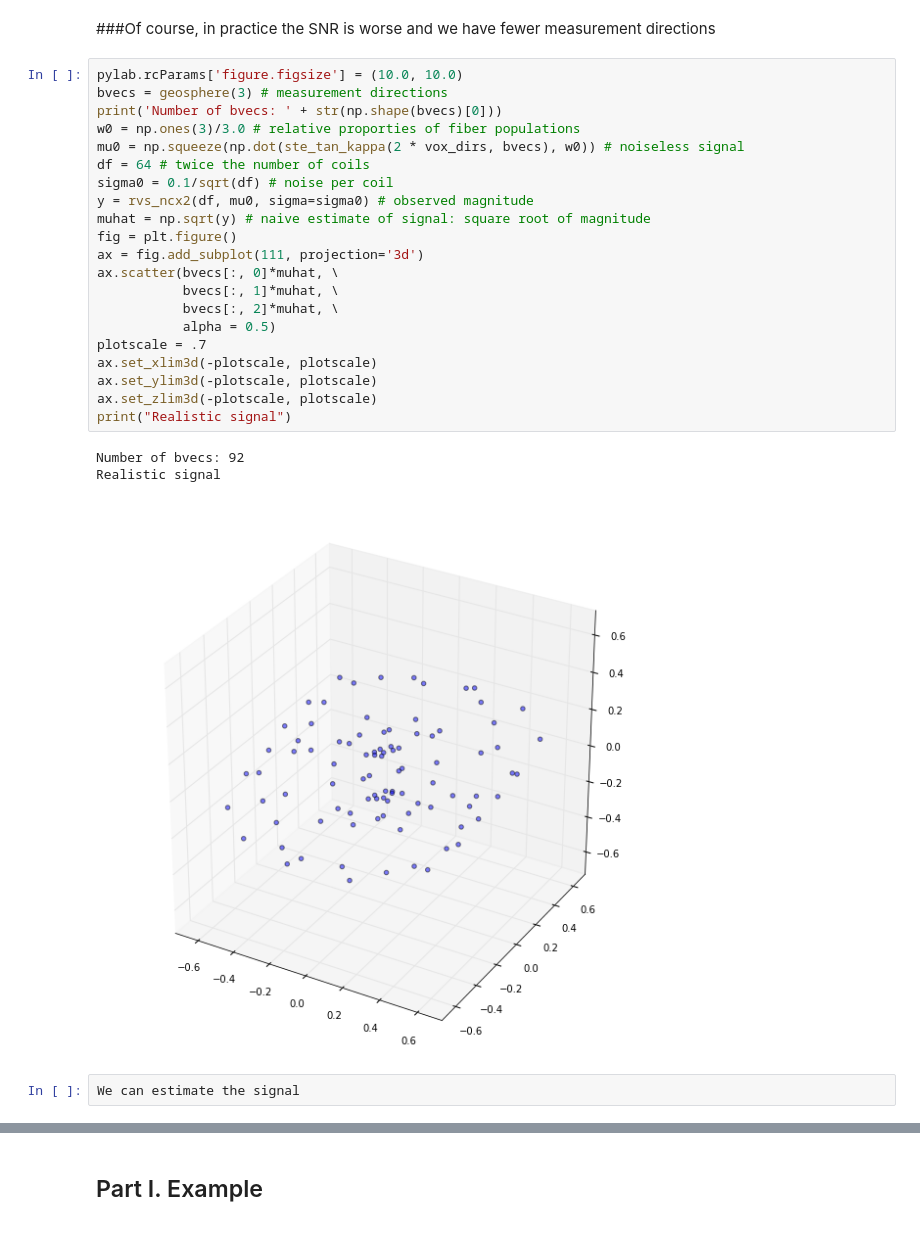
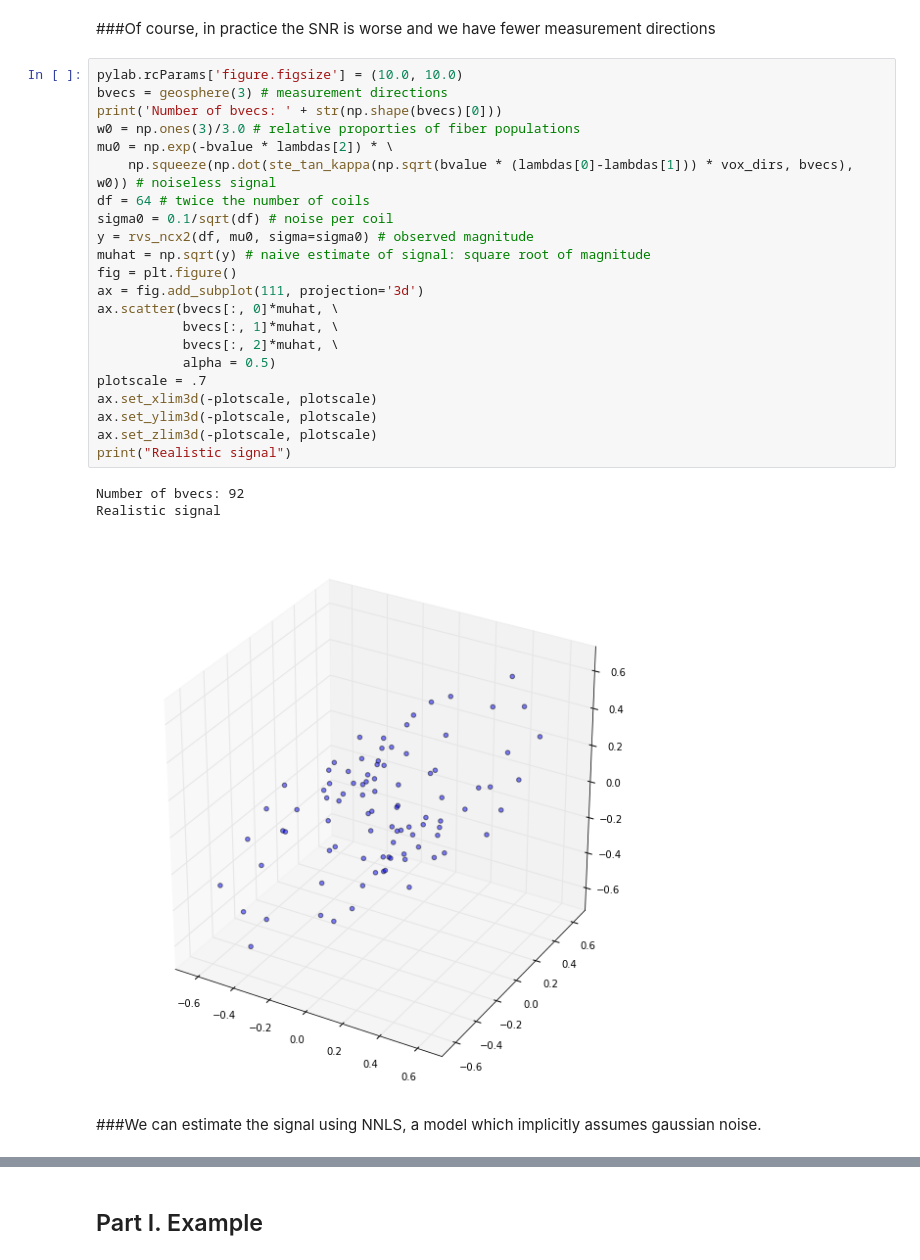
Before and after one commit to snarles/donuts2, a Jupyter notebook: spark/simulations.ipynb, the cells around one changed output, grey strips where cells are left out. Saved outputs shown, nothing was run; the diff lists cells and outputs as text.

```diff
--- a/spark/simulations.ipynb
+++ b/spark/simulations.ipynb
@@ -84,27 +89,28 @@ Noisy signal
 # %%
 pylab.rcParams['figure.figsize'] = (10.0, 10.0)
 bvecs = geosphere(3) # measurement directions
 print('Number of bvecs: ' + str(np.shape(bvecs)[0]))
 w0 = np.ones(3)/3.0 # relative proporties of fiber populations
-mu0 = np.squeeze(np.dot(ste_tan_kappa(2 * vox_dirs, bvecs), w0)) # noiseless signal
+mu0 = np.exp(-bvalue * lambdas[2]) * \
+    np.squeeze(np.dot(ste_tan_kappa(np.sqrt(bvalue * (lambdas[0]-lambdas[1])) * vox_dirs, bvecs), w0)) # noiseless signal
 df = 64 # twice the number of coils
 sigma0 = 0.1/sqrt(df) # noise per coil
 y = rvs_ncx2(df, mu0, sigma=sigma0) # observed magnitude
 muhat = np.sqrt(y) # naive estimate of signal: square root of magnitude
 fig = plt.figure()
 ax = fig.add_subplot(111, projection='3d')
 ax.scatter(bvecs[:, 0]*muhat, \
            bvecs[:, 1]*muhat, \
            bvecs[:, 2]*muhat, \
            alpha = 0.5)
 plotscale = .7
 ax.set_xlim3d(-plotscale, plotscale)
 ax.set_ylim3d(-plotscale, plotscale)
 ax.set_zlim3d(-plotscale, plotscale)
 print("Realistic signal")
 # %% [output]
 Number of bvecs: 92
 Realistic signal
-[figure, old version]
+[figure, new version]
-# %%
-We can estimate the signal
+# %% [markdown]
+###We can estimate the signal using NNLS, a model which implicitly assumes gaussian noise.
```
Also changed, not shown: parts of 7 cells of this notebook.
